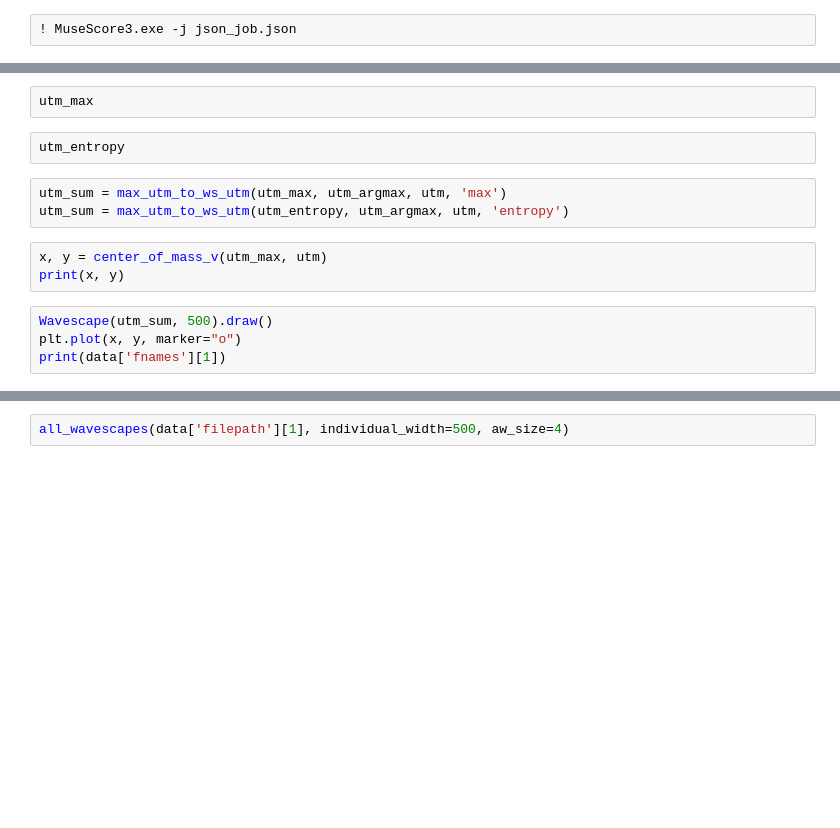
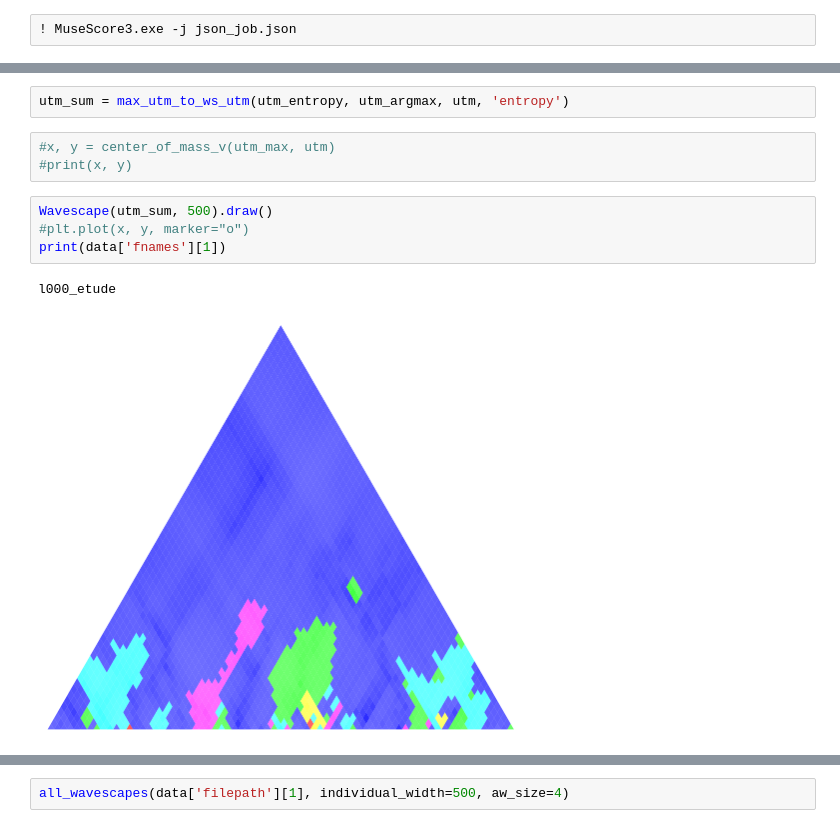
Before and after one commit to DCMLab/debussy, a Jupyter notebook: Summary Wavescape.ipynb, the cells around one changed output, grey strips where cells are left out. Saved outputs shown, nothing was run; the diff lists cells and outputs as text; blank space fills up the shorter version.

```diff
--- a/Summary Wavescape.ipynb
+++ b/Summary Wavescape.ipynb
@@ -55,14 +93,12 @@ utm_max.shape
-# %%
-utm_max
-# %%
-utm_entropy
 # %%
-utm_sum = max_utm_to_ws_utm(utm_max, utm_argmax, utm, 'max')
 utm_sum = max_utm_to_ws_utm(utm_entropy, utm_argmax, utm, 'entropy')
 # %%
-x, y = center_of_mass_v(utm_max, utm)
-print(x, y)
+#x, y = center_of_mass_v(utm_max, utm)
+#print(x, y)
 # %%
 Wavescape(utm_sum, 500).draw()
-plt.plot(x, y, marker="o")
+#plt.plot(x, y, marker="o")
 print(data['fnames'][1])
+# %% [output]
+l000_etude
+[figure, added]
```
Also changed, not shown: parts of 28 cells of this notebook, 1 other file.
